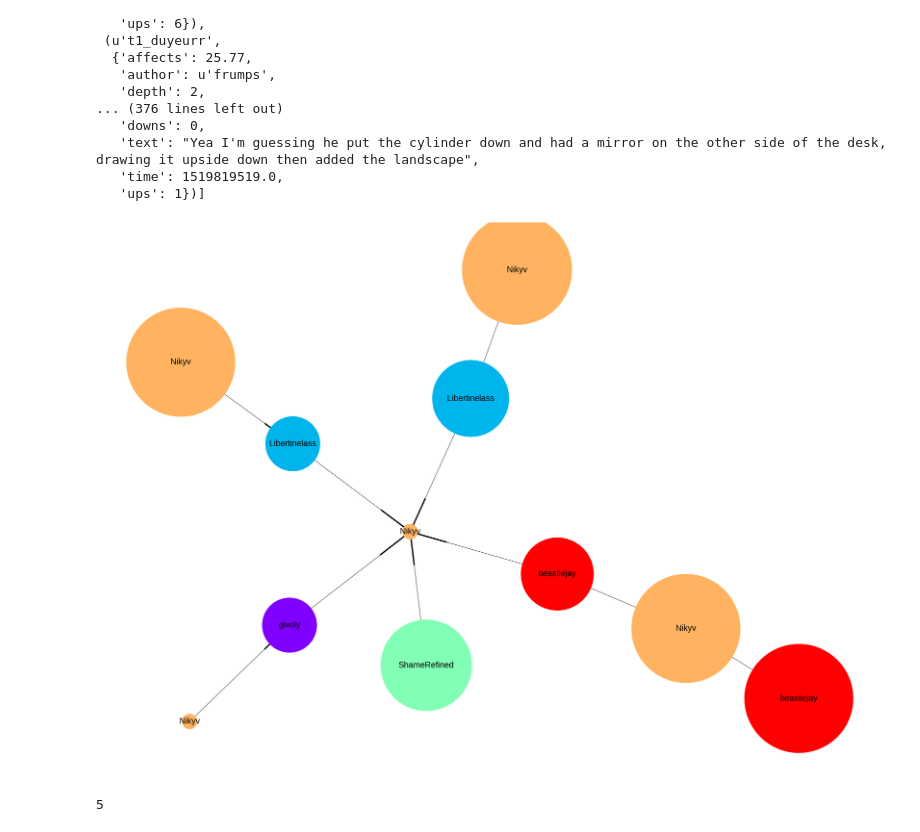
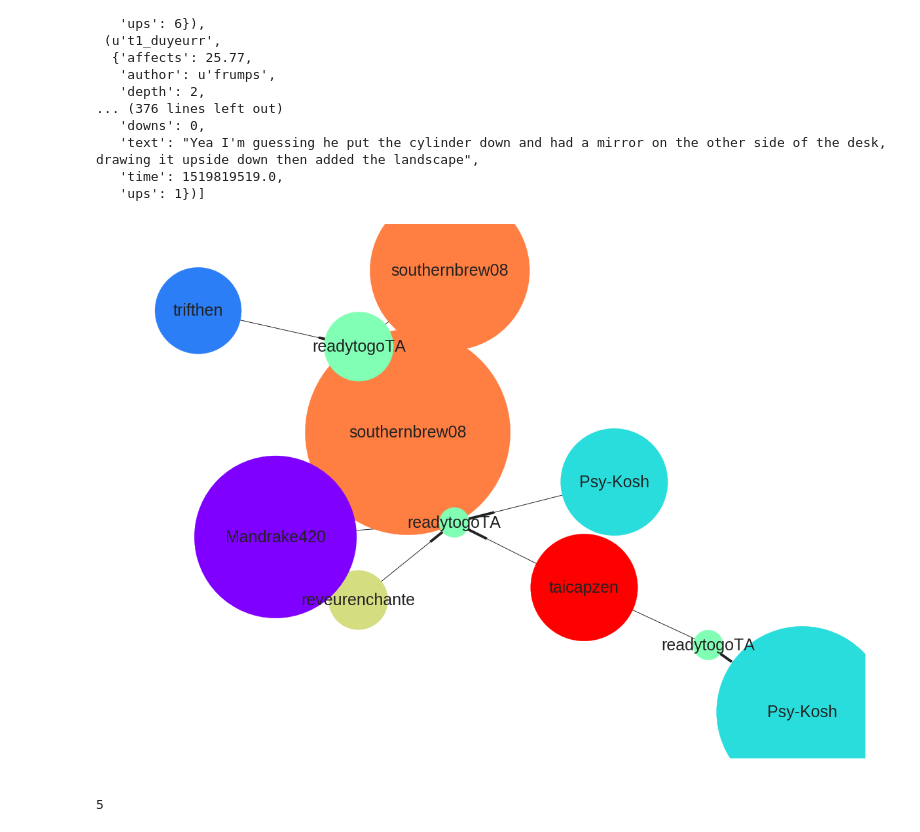
Before and after one commit to sagarjoglekar/redditTools, a Jupyter notebook: Notebooks/GraphAnalysis.ipynb, the cells around one changed output. Cells and saved outputs as stored; diff of their text form; code cells hidden in the pictures.

```diff
--- a/Notebooks/GraphAnalysis.ipynb
+++ b/Notebooks/GraphAnalysis.ipynb
@@ -94,7 +94,14 @@ def findMaxTopicSpread(graph):
         ans = None
     return ans
 
-def getTopicMetrics(graphDict, opDict = None):
+def getTopicDistribution(graphDict):
+    alignments = []
+    for k in graphDict:
+        for e in graphDict[k].edges(data=True):
+            alignments.append(e[2]['weight'])
+    return alignments
+
+def getTopicdist(graphDict, opDict = None):
     spreads = []
     alignments = []
     for k in graphDict:
@@ -175,7 +182,7 @@ def drawReplyGraph(graph):
         colorMap.append(color[c])
         lls[node] = cascadeGraph.node[node]['author']
     fig, ax = plt.subplots()
-    fig.set_size_inches(40, 30)
+    fig.set_size_inches(20, 15)
     nx.draw(cascadeGraph,pos=pos ,node_size=sizes ,node_color=colorMap , with_labels = True , labels = lls , font_size=25)
     plt.show()
 
@@ -196,14 +203,26 @@ def drawUserGraph(graph):
     #
     nx.draw(ugraph,pos=pos ,node_color=colorMap ,node_size=1500, with_labels = True , labels = lls , font_size=25)
     plt.show()
+
+def cleanRepllGraphs(graphs):
+    nodes = 0
+    empty = 0
+    for k in graphs:
+        digraph = graphs[k]
+        for n in digraph.nodes(data=True):
+            nodes+=1
+            if n[1]['text'] =='' or n[1]['text'] == '[deleted]' or n[1]['text'] == '[removed]':
+                empty +=1
+
+    return nodes, empty
 # %%
-SW_Graphs= pkl.load(open("../Data/SW_TopicUgraphs_Cosine_V2.pkl",'rb'))
-BL_Graphs= pkl.load(open("../Data/BL_TopicUgraphs_Cosine_V2.pkl",'rb'))
+SW_Graphs= pkl.load(open("../Data/SW_TopicUgraphs_Doc2Vec_Cosine.pkl",'rb'))
+BL_Graphs= pkl.load(open("../Data/BL_TopicUgraphs_Doc2Vec_Cosine.pkl",'rb'))
 # %%
 # ReplyGraphs_SW = pkl.load(open("../Data/reddit_suicideWatch/SW_allValidThreads_graphs/SW_Allvalid_Graphs_Depth_fixed.pkl",'rb'))
-ReplyGraphs_SW = pkl.load(open("../Data/SW_TopicReplygraphs_Cosine_V2.pkl",'rb'))
+ReplyGraphs_SW = pkl.load(open("../Data/SW_TopicReplygraphs_Doc2Vec_Cosine.pkl",'rb'))
 # ReplyGraphs_BL = pkl.load(open("../Data/FrontPage/graphs/frontPage_replygraphs_50k.pkl",'rb'))
-ReplyGraphs_BL = pkl.load(open("../Data/BL_TopicReplygraphs_Cosine_V2.pkl",'rb'))
+ReplyGraphs_BL = pkl.load(open("../Data/BL_TopicReplygraphs_Doc2Vec_Cosine.pkl",'rb'))
 # %%
 # UserGraphs_SW = pickle.load(open("../Data/SW_TopicUgraphs.pkl",'rb'))
 # UserGraphs_BL = pickle.load(open("../Data/BL_TopicUgraphs.pkl",'rb'))
@@ -521,13 +564,3 @@ print len(SW_opCentralities) , len(BL_opCentralities)
 len(BL_medClusterings) , len(SW_medClusterings)
 # %% [output]
 (11070, 10527)
-# %%
-fig, ax = plt.subplots()
-fig.set_size_inches(16,12)
-sns.set(font_scale=2)
-sns.distplot(medTopicalSW,kde_kws={"color": "b", "lw": 2, "label": "Median Topical Alignement with OP for SW"})
-sns.distplot(medTopicalBL,kde_kws={"color": "g", "lw": 2, "label": "Median Topical Alignement with OP for BL"})
-ax.axvline(x=np.median(medTopicalSW), ymin=0, ymax=1, linewidth=3, color = 'b', linestyle='dotted')
-ax.axvline(x=np.median(medTopicalBL), ymin=0, ymax=1, linewidth=3, color = 'g', linestyle='dotted')
-plt.xlabel("Distribution of Median Topical alignment in conversation threads" , fontsize = 20)
-plt.ylabel("Frequency" , fontsize = 20 )
@@ -778,9 +779,9 @@ ReplyGraphs_BL[ReplyGraphs_BL.keys()[11]].nodes(data=True)
    'time': 1519819519.0,
    'ups': 1})]
 # %%
-drawReplyGraph(ReplyGraphs_SW[SW_Graphs.keys()[1011]])
+drawReplyGraph(ReplyGraphs_SW[SW_Graphs.keys()[10]])
 # %% [output]
-[figure, old version]
+[figure, new version]
 # %%
 drawUserGraph(SW_Graphs[SW_Graphs.keys()[1011]])
 # %% [output]
```
Also changed, not shown: parts of 52 cells of this notebook, 4 other files.
